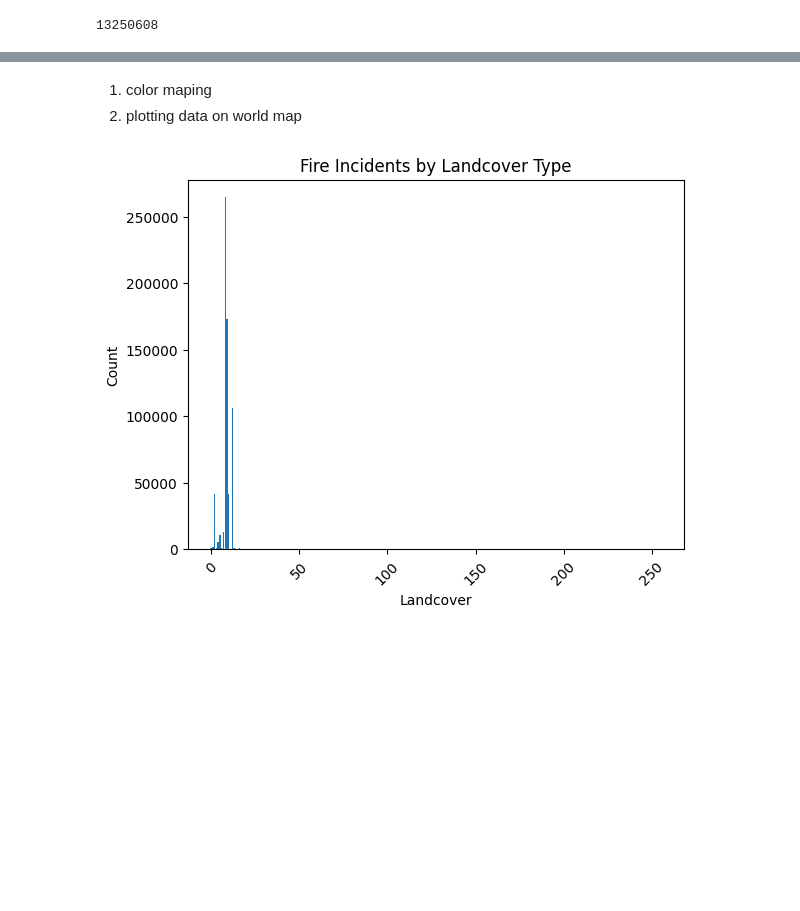
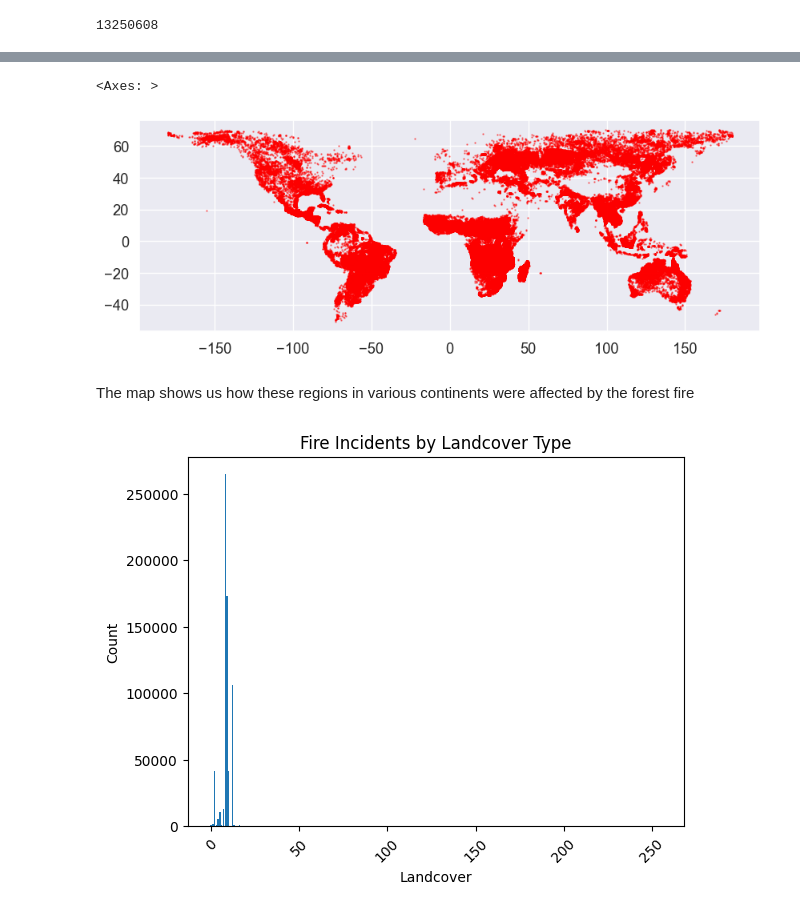
Before and after one commit to ris3abh/DL-firefighters, a Jupyter notebook: code/3 Atlas EDA detailed.ipynb, the cells around one changed output, grey strips where cells are left out. Cells and saved outputs as stored; diff of their text form; code cells hidden in the pictures; blank space fills up the shorter version.

```diff
--- a/code/3 Atlas EDA detailed.ipynb
+++ b/code/3 Atlas EDA detailed.ipynb
@@ -52,6 +52,14 @@ plt.show()
-# %% [markdown]
-1. color maping
-2. plotting data on world map
+# %%
+# plotting the lat amd lon on a map
+import geopandas as gpd
+
+gdf = gpd.GeoDataFrame(df, geometry=gpd.points_from_xy(df.lon, df.lat), crs='EPSG:4326')
+gdf.plot(markersize=0.5, figsize=(10, 10), alpha=0.5, color='red')
+# %% [output]
+<Axes: >
+[figure, added]
+# %% [markdown]
+The map shows us how these regions in various continents were affected by the forest fire
 # %%
 landcover_counts = df['landcover'].value_counts()
 plt.bar(landcover_counts.index, landcover_counts.values)
```
Also changed, not shown: parts of 18 cells of this notebook.
